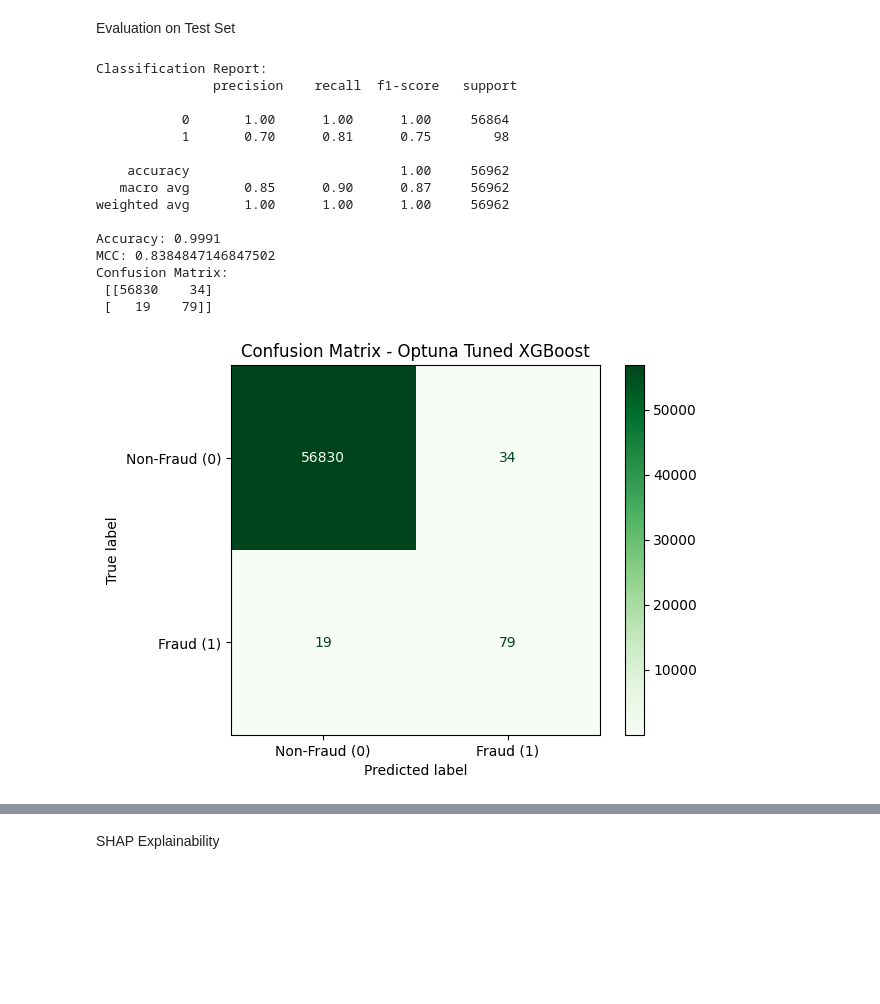
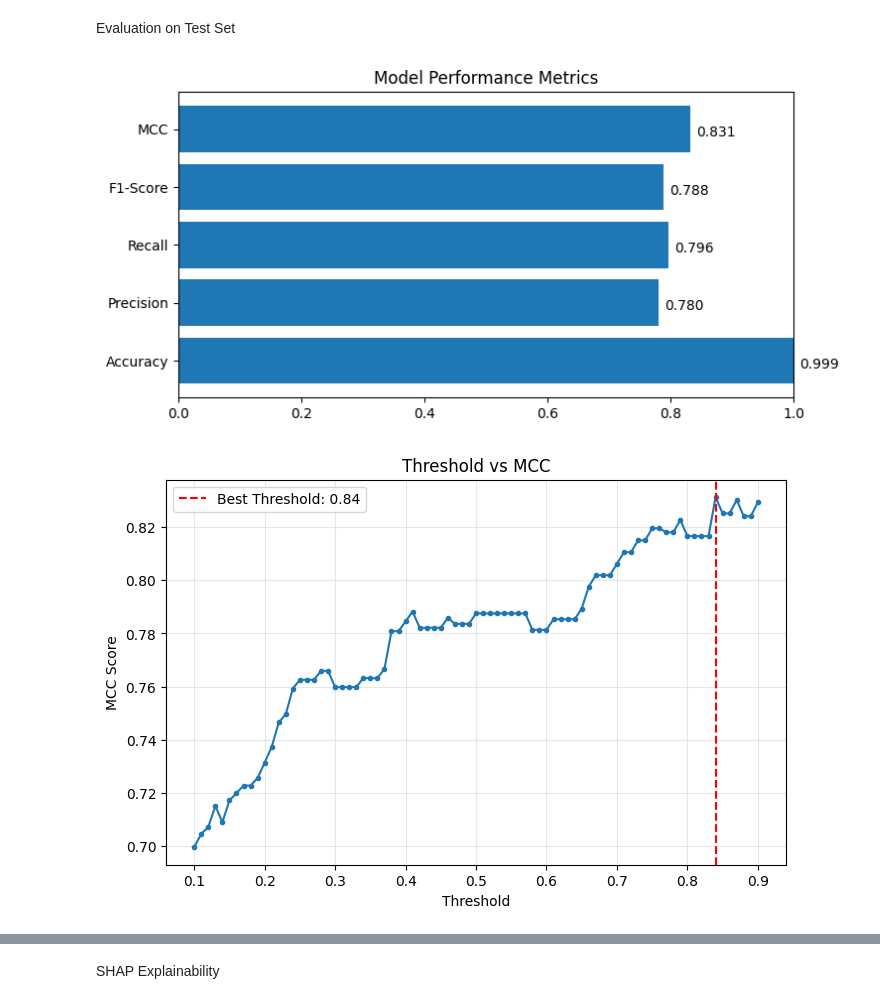
Before and after one commit to niroops05/credit_card_fraud, a Jupyter notebook: main.ipynb, the cells around one changed output, grey strips where cells are left out. Drawn from its saved outputs; the diff is of its cells as text; code cells hidden in the pictures; blank space fills up the shorter version.

```diff
--- a/main.ipynb
+++ b/main.ipynb
@@ -9,7 +9,7 @@ from sklearn.preprocessing import StandardScaler
 from sklearn.model_selection import train_test_split
 
 # Load dataset
-df = pd.read_csv("D:/fraud_dashboard_project/creditcard.csv")
+df = pd.read_csv("D:/credit_card/creditcard.csv")
 print(df.head())
 print(df['Class'].value_counts())
 
@@ -166,42 +172,65 @@ Evaluation on Test Set
 # %%
 from sklearn.metrics import matthews_corrcoef
 import numpy as np
 
 y_probs = final_model.predict_proba(X_test_selected)[:, 1]
 
 best_mcc = -1
 best_thresh = 0.5
 for thresh in np.linspace(0.1, 0.9, 81):
     y_pred_thresh = (y_probs >= thresh).astype(int)
     mcc = matthews_corrcoef(y_test, y_pred_thresh)
     if mcc > best_mcc:
         best_mcc = mcc
         best_thresh = thresh
 y_pred = final_model.predict(X_test_selected)
-print("Classification Report:\n", classification_report(y_test, y_pred))
-print("Accuracy: {:.4f}".format(np.mean(y_test == y_pred)))
-print("MCC:", best_mcc)
+accuracy = np.mean(y_test == y_pred)
+precision = np.sum((y_pred == 1) & (y_test == 1)) / np.sum(y_pred == 1)
+recall = np.sum((y_pred == 1) & (y_test == 1)) / np.sum(y_test == 1)
+f1 = 2 * (precision * recall) / (precision + recall)
+# Bar chart for main evaluation metrics
+metrics = ["Accuracy", "Precision", "Recall", "F1-Score", "MCC"]
+values = [accuracy, precision, recall, f1, best_mcc]
+
+plt.figure(figsize=(8, 4))
+bars = plt.barh(metrics, values)
+plt.title("Model Performance Metrics")
+plt.xlim(0, 1.0)
+
+# Annotate bars with values
+for bar, val in zip(bars, values):
+    plt.text(val + 0.01, bar.get_y() + bar.get_height()/3, f"{val:.3f}")
+
+plt.show()
+
+# Threshold vs MCC curve
+thresh_values = np.linspace(0.1, 0.9, 81)
+mcc_scores = []
+
+for thresh in thresh_values:
+    y_pred_temp = (y_probs >= thresh).astype(int)
+    mcc_scores.append(matthews_corrcoef(y_test, y_pred_temp))
+
+plt.figure(figsize=(8, 5))
+plt.plot(thresh_values, mcc_scores, marker="o", markersize=3)
+plt.axvline(best_thresh, color="red", linestyle="--", label=f"Best Threshold: {best_thresh:.2f}")
+plt.title("Threshold vs MCC")
+plt.xlabel("Threshold")
+plt.ylabel("MCC Score")
+plt.legend()
+plt.grid(alpha=0.3)
+plt.show()
+
+#print("Classification Report:\n", classification_report(y_test, y_pred))
+#print("Accuracy: {:.4f}".format(np.mean(y_test == y_pred)))
+#print("MCC:", best_mcc)
 
 cm = confusion_matrix(y_test, y_pred)
-print("Confusion Matrix:\n", cm)
+#print("Confusion Matrix:\n", cm)
 disp = ConfusionMatrixDisplay(confusion_matrix=cm, display_labels=["Non-Fraud (0)", "Fraud (1)"])
 disp.plot(cmap="Greens", values_format="d")
 plt.title("Confusion Matrix - Optuna Tuned XGBoost")
 plt.show()
 # %% [output]
-Classification Report:
-               precision    recall  f1-score   support
-
-           0       1.00      1.00      1.00     56864
-           1       0.70      0.81      0.75        98
-
-    accuracy                           1.00     56962
-   macro avg       0.85      0.90      0.87     56962
-weighted avg       1.00      1.00      1.00     56962
-
-Accuracy: 0.9991
-MCC: 0.8384847146847502
-Confusion Matrix:
- [[56830    34]
- [   19    79]]
-[figure, old version]
+[figure, new version]
+[figure, added]
```
Also changed, not shown: parts of 5 cells of this notebook, 3 other files.
